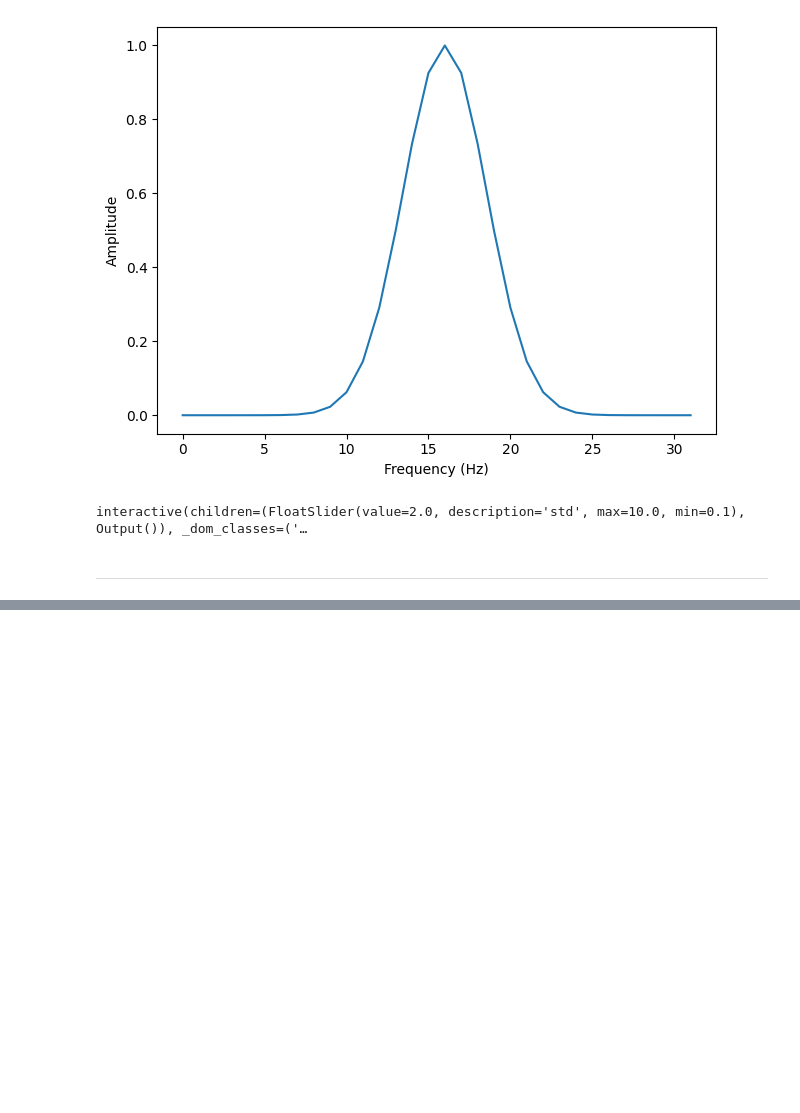
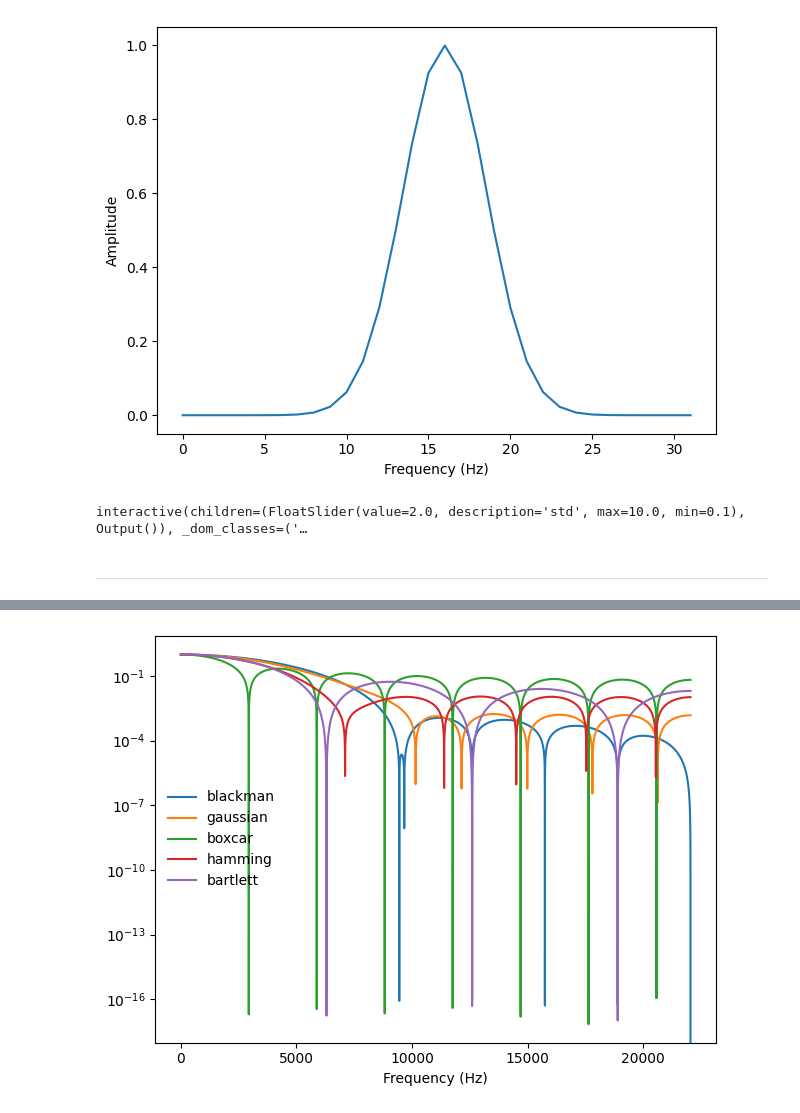
Before and after one commit to UrranQx/ThinkDSP, a Jupyter notebook: code/chap08.ipynb, the cells around one changed output, grey strips where cells are left out. Cells and saved outputs as stored; diff of their text form; code cells hidden in the pictures; blank space fills up the shorter version.

```diff
--- a/code/chap08.ipynb
+++ b/code/chap08.ipynb
@@ -493,0 +540,6 @@ ___
+# %%
+# Напечатаем в лог масштабе
+plot_window_dfts(windows, names)
+decorate(xlabel='Frequency (Hz)', yscale='log')
+# %% [output]
+[figure, added]
```
Also changed, not shown: parts of 6 cells of this notebook, 1 other file.
